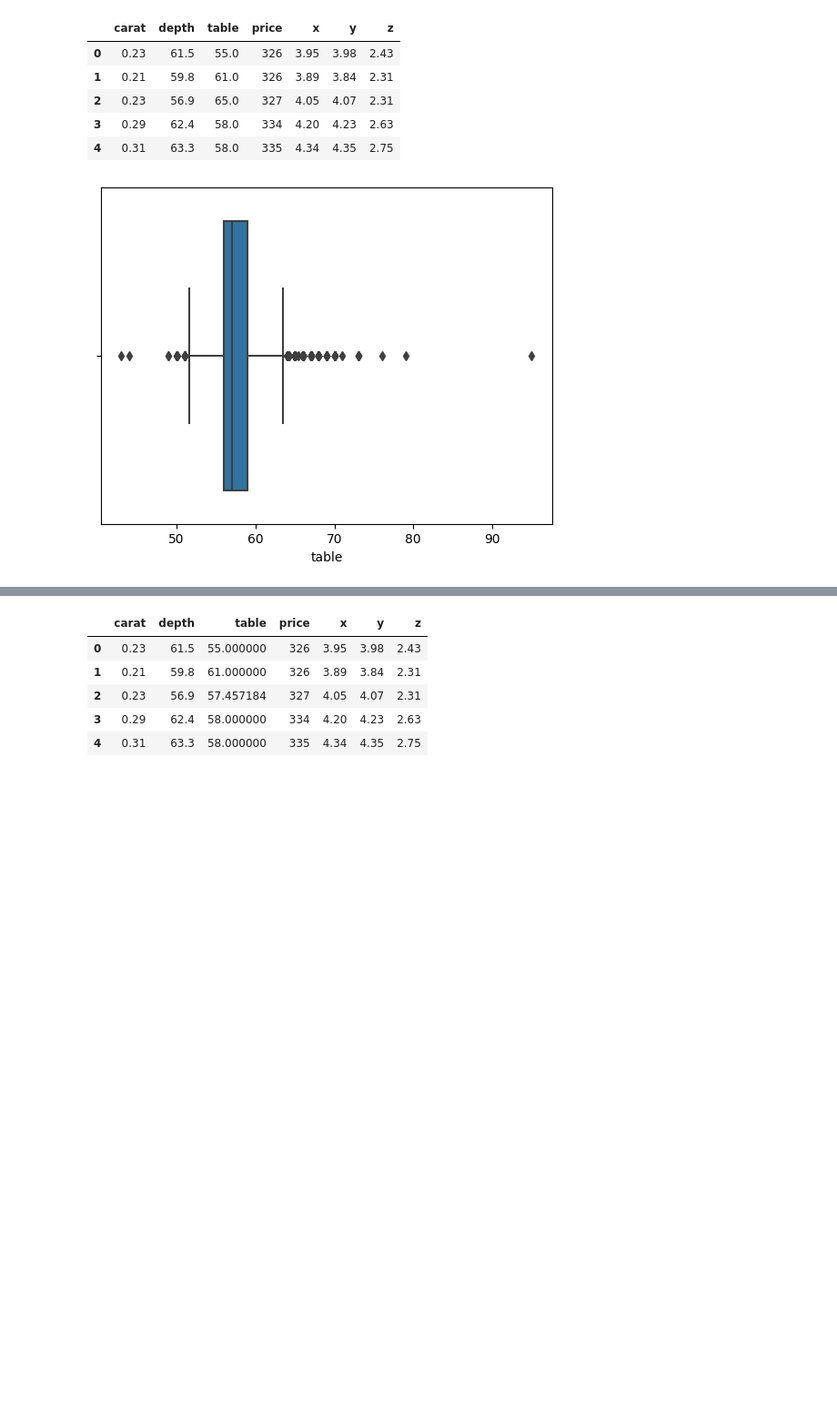
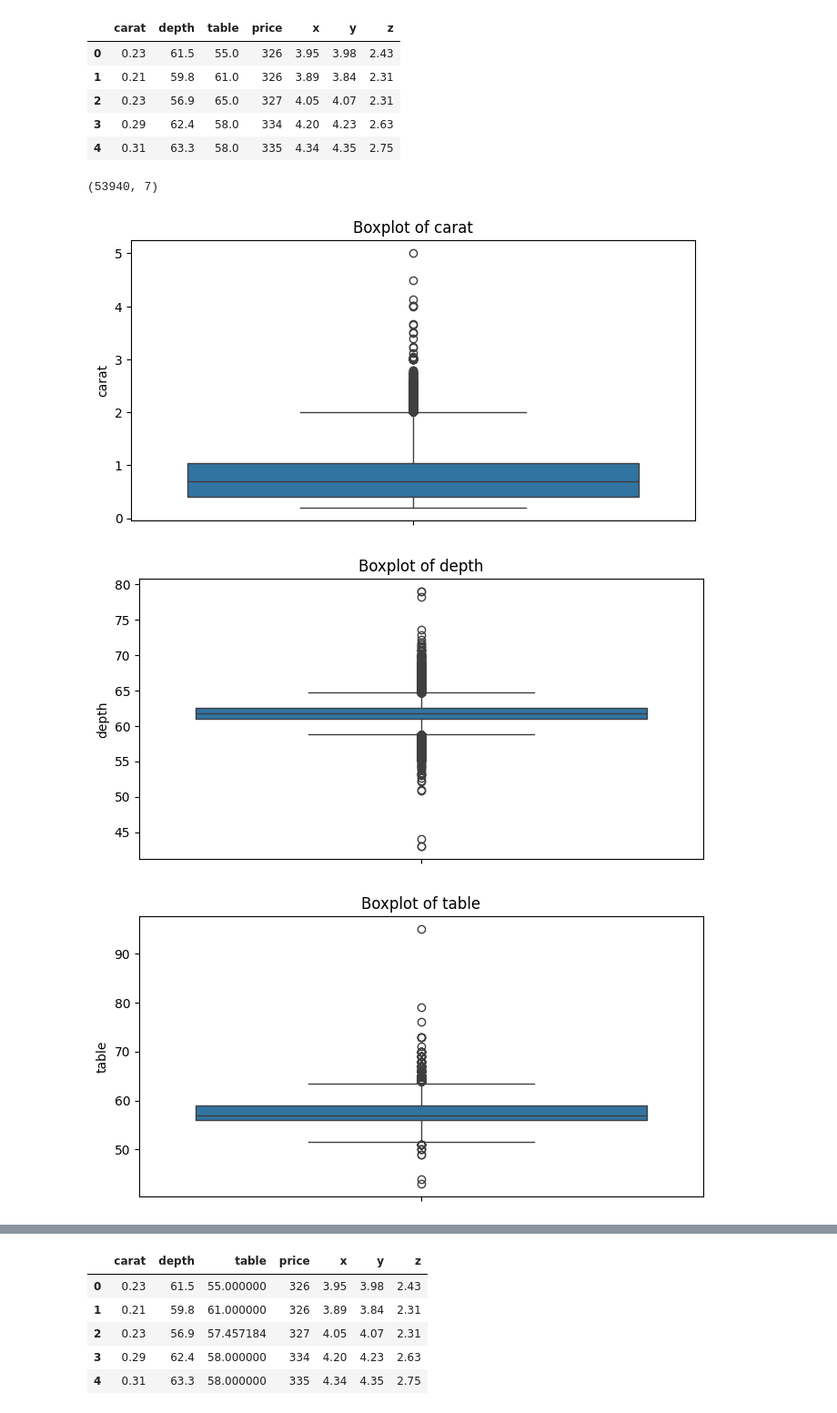
Before and after one commit to buraktopalyn/veri_analizi, a Jupyter notebook: veri_on_isleme.ipynb, the cells around one changed output, grey strips where cells are left out. Shown at 91% size. Drawn from its saved outputs; the diff is of its cells as text; code cells hidden in the pictures; blank space fills up the shorter version.

Commit message:
new functions added

```diff
--- a/veri_on_isleme.ipynb
+++ b/veri_on_isleme.ipynb
@@ -18,7 +22,22 @@ df.head()
 | 2 | 0.23 | 56.9 | 65.0 | 327 | 4.05 | 4.07 | 2.31 |
 | 3 | 0.29 | 62.4 | 58.0 | 334 | 4.20 | 4.23 | 2.63 |
 | 4 | 0.31 | 63.3 | 58.0 | 335 | 4.34 | 4.35 | 2.75 |
+# %%
+df.shape
+# %% [output]
+(53940, 7)
 # %%
-sns.boxplot(x=df.table); # grafikteki noktalar aykırı değerleri ifade eder
+def plot_boxplots(df):
+    # Plotting boxplots for each numerical feature to visualize outliers
+    for column in df.columns:
+        plt.figure(figsize=(8, 4))
+        sns.boxplot(y=df[column])
+        plt.title(f'Boxplot of {column}')
+        plt.show()
+
+# Call the function to plot boxplots
+plot_boxplots(df)
 # %% [output]
-[figure, old version]
+[figure, new version]
+[figure, added]
+[figure, added]
```
Also changed, not shown: parts of 29 cells of this notebook.
